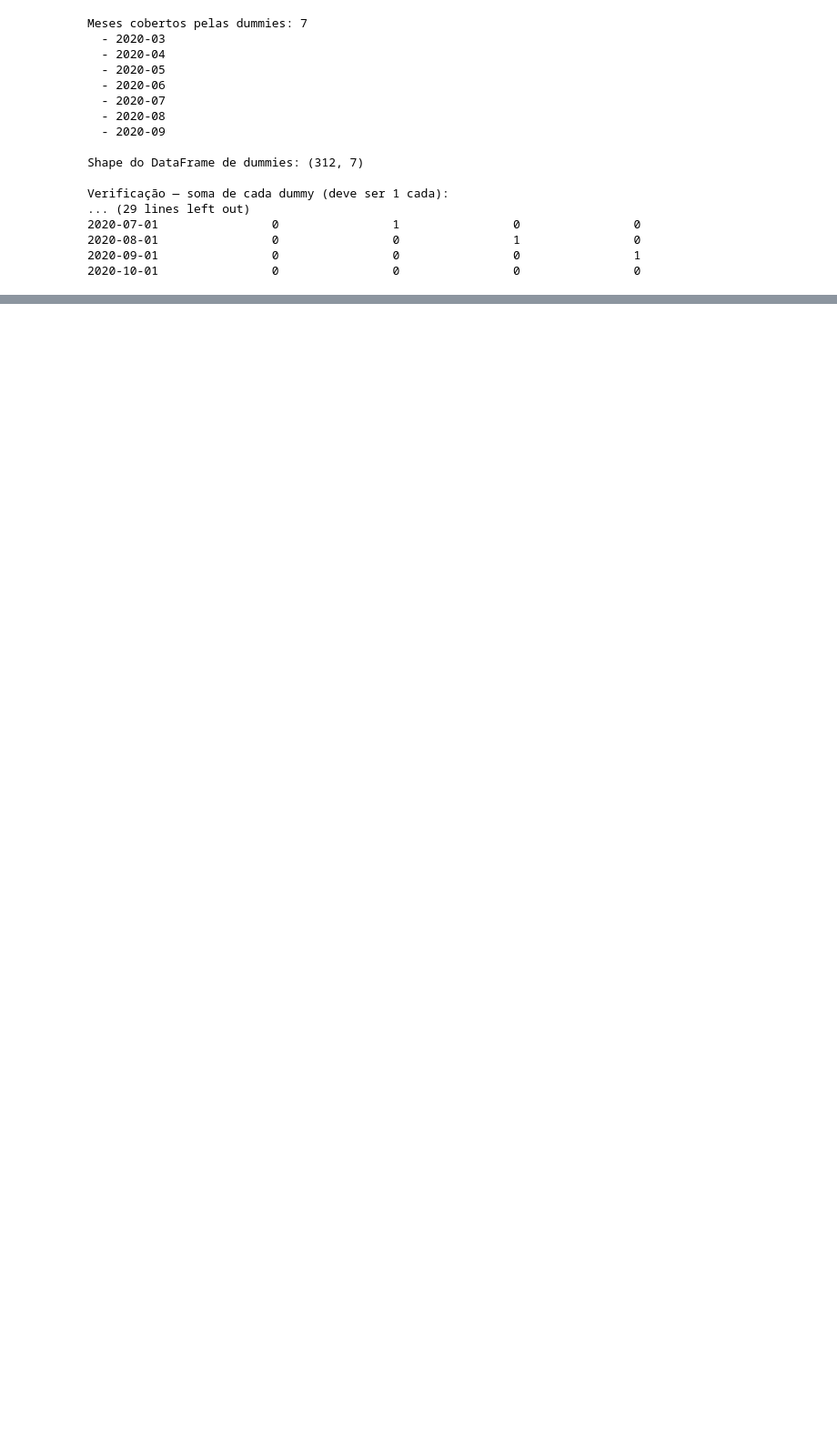
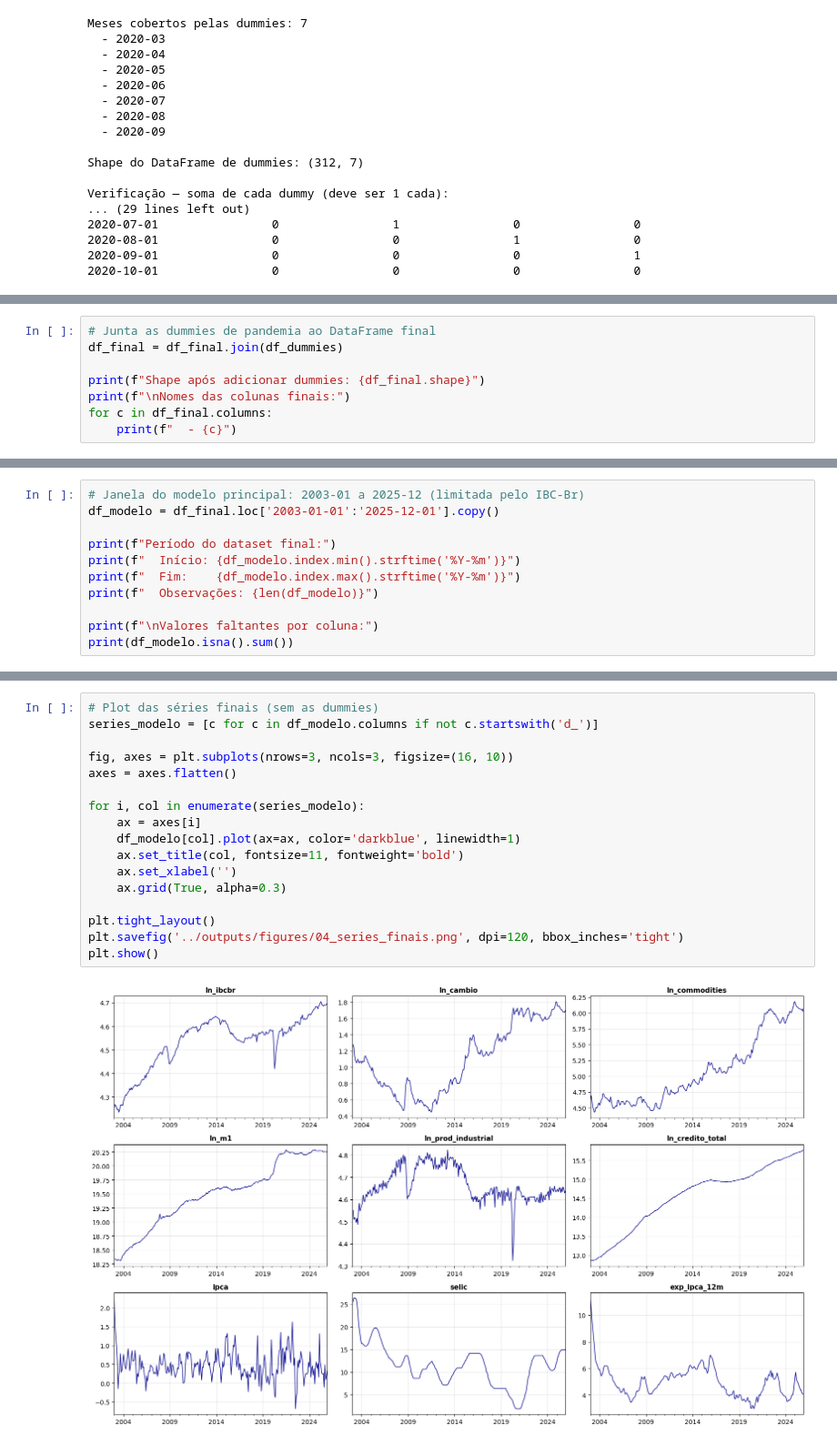
Before and after one commit to lDelmondes/politica-monetaria-br, a Jupyter notebook: notebooks/03_exploracao.ipynb, the cells around one changed output, grey strips where cells are left out. Shown at 91% size. Cells and saved outputs as stored; diff of their text form; blank space fills up the shorter version.

Commit message:
Adiciona transformacao logaritimica e delimita janela de observacoes do modelo (2003-01 a 2025-12)

```diff
--- a/notebooks/03_exploracao.ipynb
+++ b/notebooks/03_exploracao.ipynb
@@ -472,0 +549,8 @@ plt.show()
+# %%
+# Junta as dummies de pandemia ao DataFrame final
+df_final = df_final.join(df_dummies)
+
+print(f"Shape após adicionar dummies: {df_final.shape}")
+print(f"\nNomes das colunas finais:")
+for c in df_final.columns:
+    print(f"  - {c}")
@@ -472,0 +577,11 @@ plt.show()
+# %%
+# Janela do modelo principal: 2003-01 a 2025-12 (limitada pelo IBC-Br)
+df_modelo = df_final.loc['2003-01-01':'2025-12-01'].copy()
+
+print(f"Período do dataset final:")
+print(f"  Início: {df_modelo.index.min().strftime('%Y-%m')}")
+print(f"  Fim:    {df_modelo.index.max().strftime('%Y-%m')}")
+print(f"  Observações: {len(df_modelo)}")
+
+print(f"\nValores faltantes por coluna:")
+print(df_modelo.isna().sum())
@@ -472,0 +642,19 @@ plt.show()
+# %%
+# Plot das séries finais (sem as dummies)
+series_modelo = [c for c in df_modelo.columns if not c.startswith('d_')]
+
+fig, axes = plt.subplots(nrows=3, ncols=3, figsize=(16, 10))
+axes = axes.flatten()
+
+for i, col in enumerate(series_modelo):
+    ax = axes[i]
+    df_modelo[col].plot(ax=ax, color='darkblue', linewidth=1)
+    ax.set_title(col, fontsize=11, fontweight='bold')
+    ax.set_xlabel('')
+    ax.grid(True, alpha=0.3)
+
+plt.tight_layout()
+plt.savefig('../outputs/figures/04_series_finais.png', dpi=120, bbox_inches='tight')
+plt.show()
+# %% [output]
+[figure, added]
```
Also changed, not shown: parts of 8 cells of this notebook, 1 other file.
